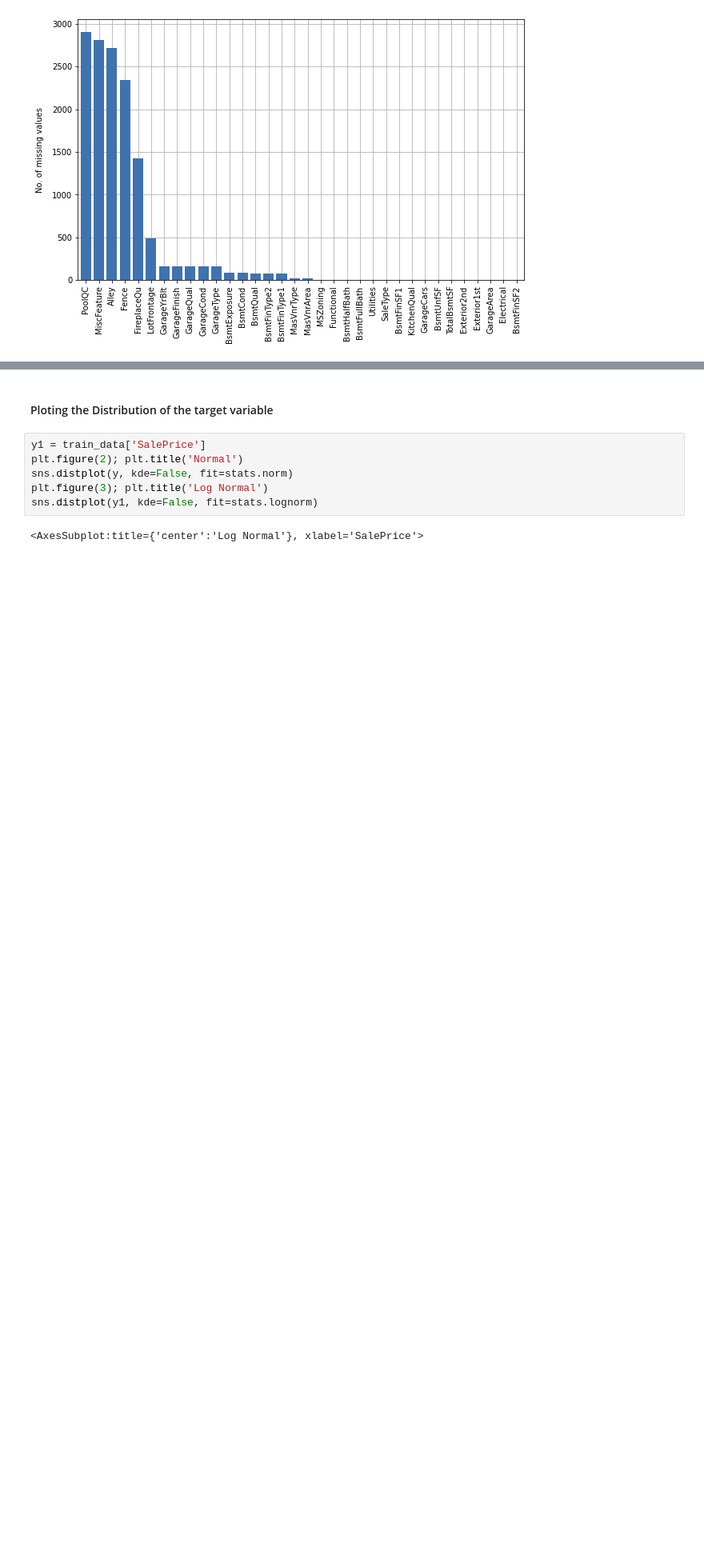
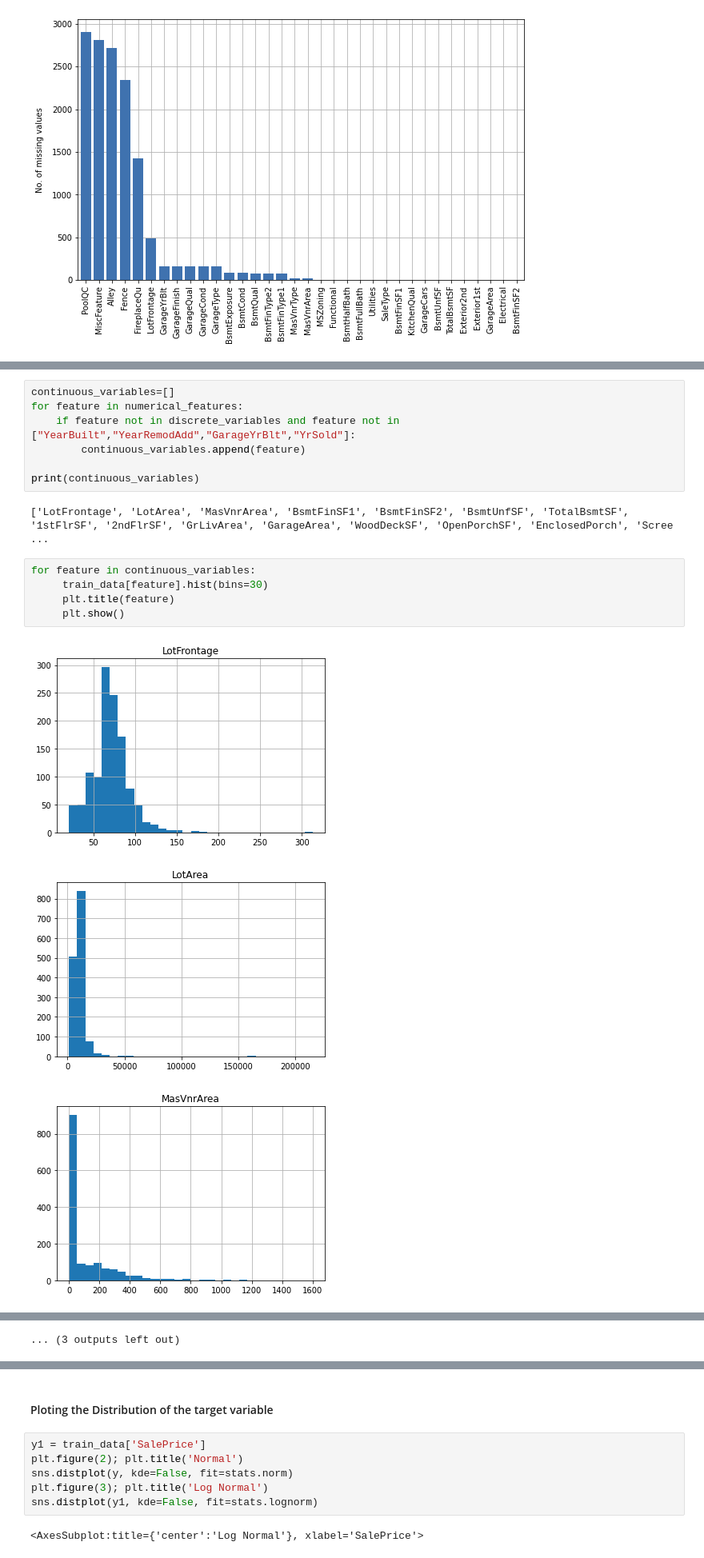
Before and after one commit to gvndkrishna/Kaggle-House-Price-Prediction, a Jupyter notebook: House-Price-Prediction-Solution.ipynb, the cells around one changed output, grey strips where cells are left out. Shown at 80% size. Cells and saved outputs as stored; diff of their text form; blank space fills up the shorter version.

```diff
--- a/House-Price-Prediction-Solution.ipynb
+++ b/House-Price-Prediction-Solution.ipynb
@@ -83,0 +125,18 @@ plt.show()
+# %%
+continuous_variables=[]
+for feature in numerical_features:
+    if feature not in discrete_variables and feature not in ["YearBuilt","YearRemodAdd","GarageYrBlt","YrSold"]:
+        continuous_variables.append(feature)
+
+print(continuous_variables)
+# %% [output]
+['LotFrontage', 'LotArea', 'MasVnrArea', 'BsmtFinSF1', 'BsmtFinSF2', 'BsmtUnfSF', 'TotalBsmtSF', '1stFlrSF', '2ndFlrSF', 'GrLivArea', 'GarageArea', 'WoodDeckSF', 'OpenPorchSF', 'EnclosedPorch', 'Scree ...
+# %%
+for feature in continuous_variables:
+     train_data[feature].hist(bins=30)
+     plt.title(feature)
+     plt.show()
+# %% [output]
+[figure, added]
+[figure, added]
+[figure, added]
@@ -83,0 +152 @@ plt.show()
+... (3 outputs left out)
```
Also changed, not shown: parts of 10 cells of this notebook.
